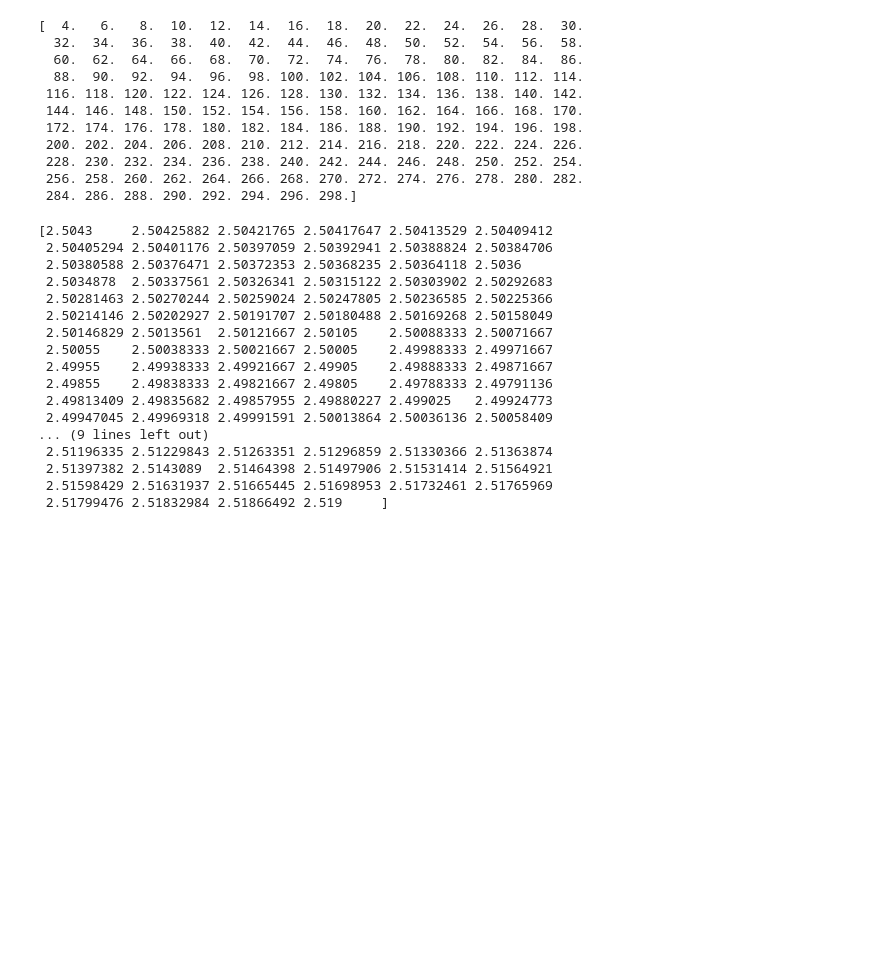
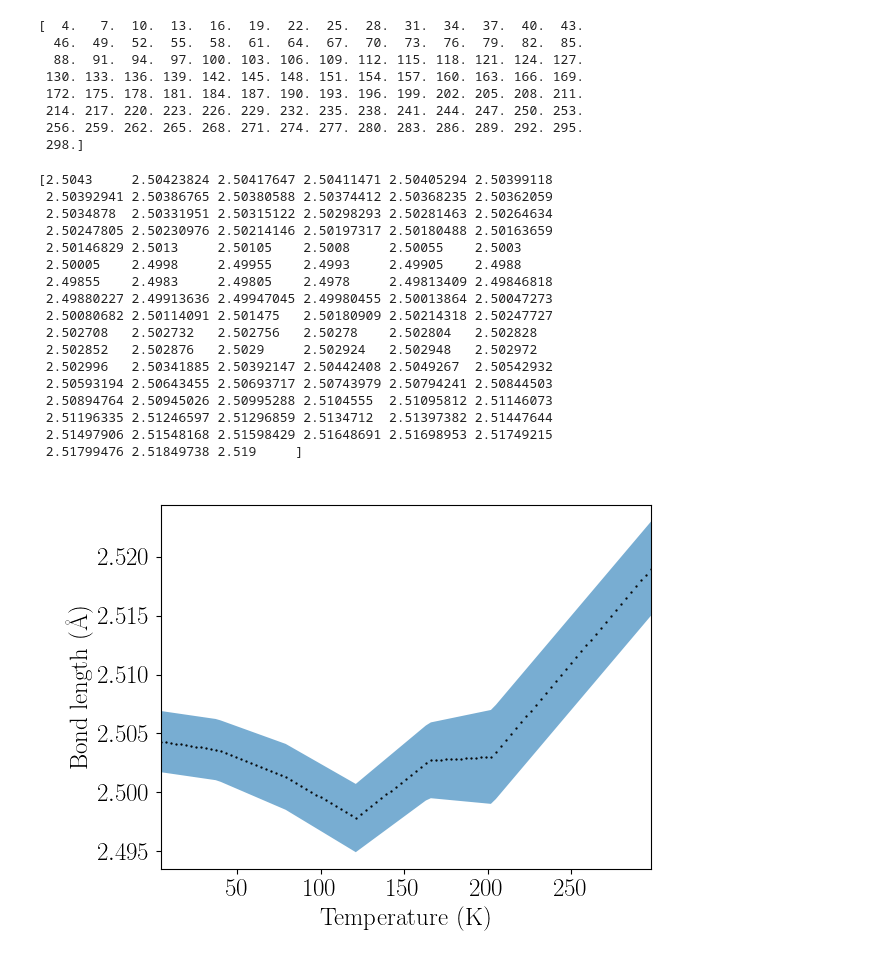
Before and after one commit to caitlanchambers/fe2-CO-9, a Jupyter notebook: calculations.ipynb, the cells around one changed output. Saved outputs shown, nothing was run; the diff lists cells and outputs as text; code cells hidden in the pictures; blank space fills up the shorter version.

Commit message:
added plot

```diff
--- a/calculations.ipynb
+++ b/calculations.ipynb
@@ -2,24 +2,25 @@
 import numpy as np
 import pandas as pd
 import matplotlib.pyplot as plt
+plt.rc('text', usetex=True)
+plt.rc('font', family='serif')
+plt.rcParams.update({'font.size': 18})
+%matplotlib widget
 # %%
 # define an array of temeprature points from 4 K to 298 K in increments of 1
-temperature = np.linspace(4,298, 148, int)
+temperature = np.linspace(4,298, 99, int)
 # %%
 # prints temperature points for interpolation function
 print(temperature)
 # %% [output]
-[  4.   6.   8.  10.  12.  14.  16.  18.  20.  22.  24.  26.  28.  30.
-  32.  34.  36.  38.  40.  42.  44.  46.  48.  50.  52.  54.  56.  58.
-  60.  62.  64.  66.  68.  70.  72.  74.  76.  78.  80.  82.  84.  86.
-  88.  90.  92.  94.  96.  98. 100. 102. 104. 106. 108. 110. 112. 114.
- 116. 118. 120. 122. 124. 126. 128. 130. 132. 134. 136. 138. 140. 142.
- 144. 146. 148. 150. 152. 154. 156. 158. 160. 162. 164. 166. 168. 170.
- 172. 174. 176. 178. 180. 182. 184. 186. 188. 190. 192. 194. 196. 198.
- 200. 202. 204. 206. 208. 210. 212. 214. 216. 218. 220. 222. 224. 226.
- 228. 230. 232. 234. 236. 238. 240. 242. 244. 246. 248. 250. 252. 254.
- 256. 258. 260. 262. 264. 266. 268. 270. 272. 274. 276. 278. 280. 282.
- 284. 286. 288. 290. 292. 294. 296. 298.]
+[  4.   7.  10.  13.  16.  19.  22.  25.  28.  31.  34.  37.  40.  43.
+  46.  49.  52.  55.  58.  61.  64.  67.  70.  73.  76.  79.  82.  85.
+  88.  91.  94.  97. 100. 103. 106. 109. 112. 115. 118. 121. 124. 127.
+ 130. 133. 136. 139. 142. 145. 148. 151. 154. 157. 160. 163. 166. 169.
+ 172. 175. 178. 181. 184. 187. 190. 193. 196. 199. 202. 205. 208. 211.
+ 214. 217. 220. 223. 226. 229. 232. 235. 238. 241. 244. 247. 250. 253.
+ 256. 259. 262. 265. 268. 271. 274. 277. 280. 283. 286. 289. 292. 295.
+ 298.]
 # %%
 # actual values inputted into lists
 actual_bond_length = [2.5043, 2.5036, 2.5013, 2.4978, 2.5027, 2.503, 2.519]
@@ -34,22 +35,33 @@ upper_err = bond_length + error_length
 lower_err = bond_length - error_length
 # %%
 # prints the resuling bond lengths
-print(bond_lengths)
+print(bond_length)
 # %% [output]
-[2.5043     2.50425882 2.50421765 2.50417647 2.50413529 2.50409412
- 2.50405294 2.50401176 2.50397059 2.50392941 2.50388824 2.50384706
- 2.50380588 2.50376471 2.50372353 2.50368235 2.50364118 2.5036
- 2.5034878  2.50337561 2.50326341 2.50315122 2.50303902 2.50292683
- 2.50281463 2.50270244 2.50259024 2.50247805 2.50236585 2.50225366
- 2.50214146 2.50202927 2.50191707 2.50180488 2.50169268 2.50158049
- 2.50146829 2.5013561  2.50121667 2.50105    2.50088333 2.50071667
- 2.50055    2.50038333 2.50021667 2.50005    2.49988333 2.49971667
- 2.49955    2.49938333 2.49921667 2.49905    2.49888333 2.49871667
- 2.49855    2.49838333 2.49821667 2.49805    2.49788333 2.49791136
- 2.49813409 2.49835682 2.49857955 2.49880227 2.499025   2.49924773
- 2.49947045 2.49969318 2.49991591 2.50013864 2.50036136 2.50058409
-... (9 lines left out)
- 2.51196335 2.51229843 2.51263351 2.51296859 2.51330366 2.51363874
- 2.51397382 2.5143089  2.51464398 2.51497906 2.51531414 2.51564921
- 2.51598429 2.51631937 2.51665445 2.51698953 2.51732461 2.51765969
- 2.51799476 2.51832984 2.51866492 2.519     ]
+[2.5043     2.50423824 2.50417647 2.50411471 2.50405294 2.50399118
+ 2.50392941 2.50386765 2.50380588 2.50374412 2.50368235 2.50362059
+ 2.5034878  2.50331951 2.50315122 2.50298293 2.50281463 2.50264634
+ 2.50247805 2.50230976 2.50214146 2.50197317 2.50180488 2.50163659
+ 2.50146829 2.5013     2.50105    2.5008     2.50055    2.5003
+ 2.50005    2.4998     2.49955    2.4993     2.49905    2.4988
+ 2.49855    2.4983     2.49805    2.4978     2.49813409 2.49846818
+ 2.49880227 2.49913636 2.49947045 2.49980455 2.50013864 2.50047273
+ 2.50080682 2.50114091 2.501475   2.50180909 2.50214318 2.50247727
+ 2.502708   2.502732   2.502756   2.50278    2.502804   2.502828
+ 2.502852   2.502876   2.5029     2.502924   2.502948   2.502972
+ 2.502996   2.50341885 2.50392147 2.50442408 2.5049267  2.50542932
+ 2.50593194 2.50643455 2.50693717 2.50743979 2.50794241 2.50844503
+ 2.50894764 2.50945026 2.50995288 2.5104555  2.51095812 2.51146073
+ 2.51196335 2.51246597 2.51296859 2.5134712  2.51397382 2.51447644
+ 2.51497906 2.51548168 2.51598429 2.51648691 2.51698953 2.51749215
+ 2.51799476 2.51849738 2.519     ]
+# %%
+plt.figure()
+plt.scatter(temperature, bond_length, s=0.4, c='k', zorder=10)
+plt.xlabel('Temperature (K)')
+plt.ylabel('Bond length (Å)')
+plt.fill_between(temperature, upper_err, lower_err, zorder=2, alpha=0.6)
+plt.xlim(4, 298)
+plt.tight_layout()
+plt.show()
+# %% [output]
+[figure, added]
```
